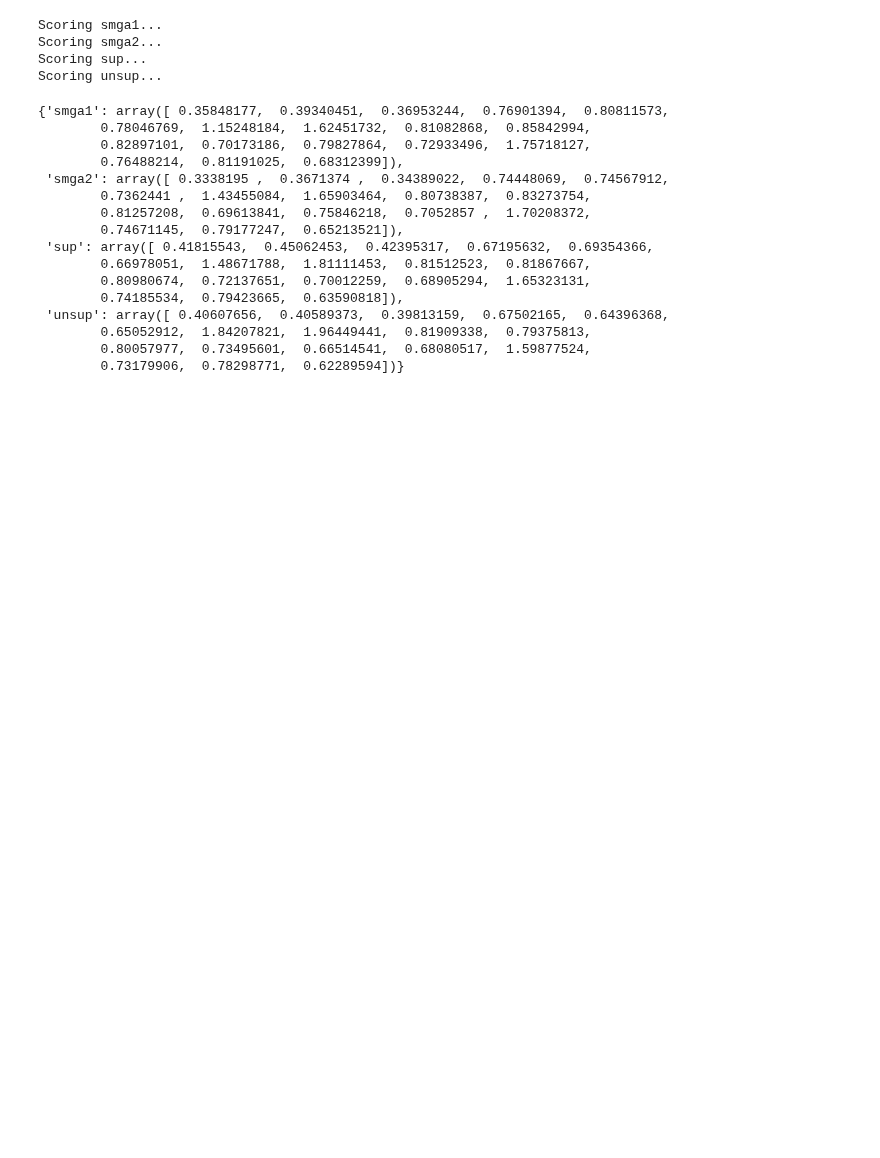
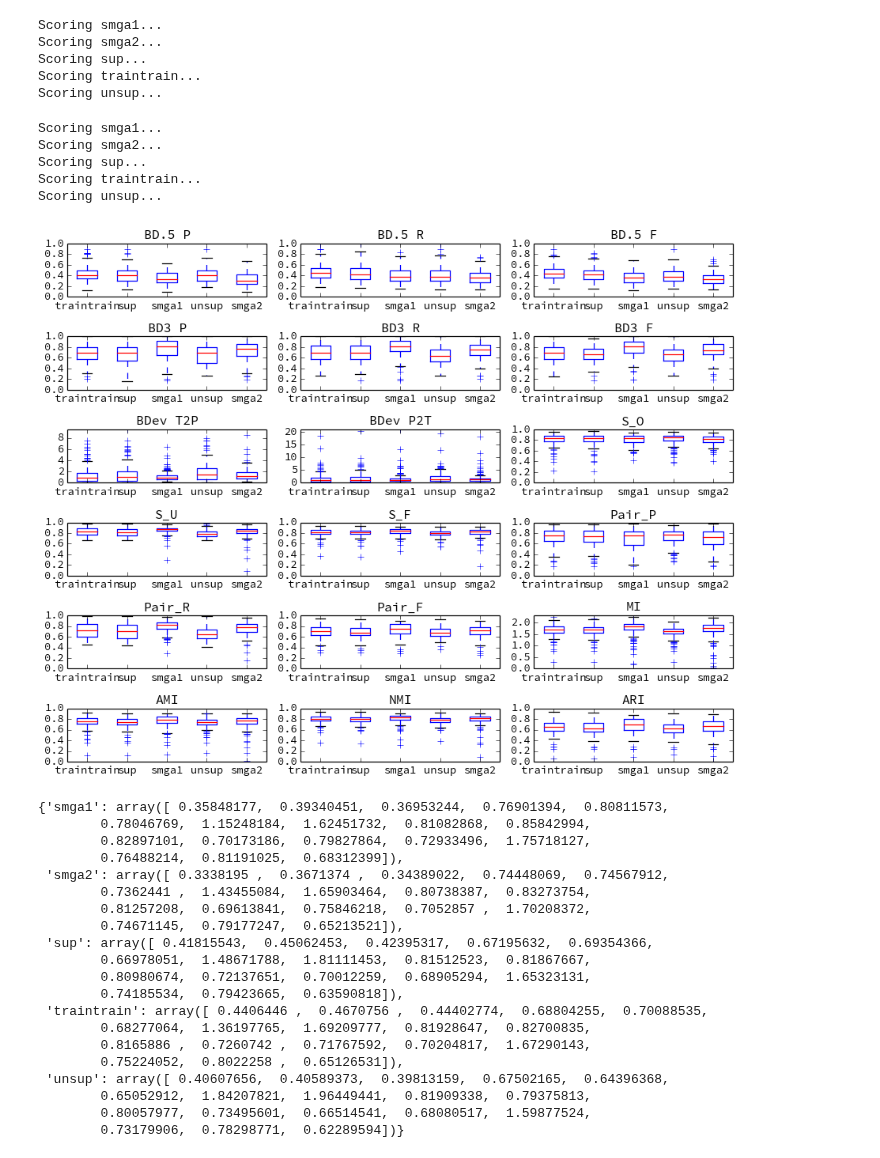
Before and after one commit to bmcfee/olda, a Jupyter notebook: code/ICASSP 2013 - Segmentation.ipynb, the cells around one changed output. Cells and saved outputs as stored; diff of their text form; code cells hidden in the pictures; blank space fills up the shorter version.

```diff
--- a/code/ICASSP 2013 - Segmentation.ipynb
+++ b/code/ICASSP 2013 - Segmentation.ipynb
@@ -16,7 +16,7 @@ def load_annotations(path):
 
     return data
 # %%
-def evaluate_set(SETNAME):
+def evaluate_set(SETNAME, agg=True):
 
     truth = load_annotations('%s/truth/%s/*' % (ROOTPATH, SETNAME))
 
@@ -47,7 +47,10 @@ def evaluate_set(SETNAME):
             my_scores.append(S)
 
         my_scores = np.array(my_scores)
-        scores[A] = np.mean(my_scores, axis=0)
+        if agg:
+            scores[A] = np.mean(my_scores, axis=0)
+        else:
+            scores[A] = my_scores
 
     return scores
 # %%
@@ -67,0 +80,16 @@ def save_results(outfile, predictions):
+# %%
+def plot_boxes(data):
+    figure(figsize=(10,8))
+    for i in range(len(METRICS)):
+        subplot(6, 3, i+1)
+        my_data = []
+        leg = []
+        for k in data:
+            leg.append(k)
+            my_data.append(data[k][:, i])
+        my_data = np.array(my_data).T
+        boxplot(my_data)
+        xticks(range(1, 1+len(data)), leg)
+        ylim([0, max(1.0, my_data.max())])
+        tight_layout()
+        title(METRICS[i])
@@ -71,5 +131,18 @@ perfs_beatles = evaluate_set('BEATLES')
 Scoring smga1...
 Scoring smga2...
 Scoring sup...
+Scoring traintrain...
 Scoring unsup...
+# %%
+ind_perfs_beatles = evaluate_set('BEATLES', agg=False)
+# %% [output]
+Scoring smga1...
+Scoring smga2...
+Scoring sup...
+Scoring traintrain...
+Scoring unsup...
+# %%
+plot_boxes(ind_perfs_beatles)
+# %% [output]
+[figure, added]
 # %%
@@ -89,6 +162,10 @@ pprint(perfs_beatles)
         0.66978051,  1.48671788,  1.81111453,  0.81512523,  0.81867667,
         0.80980674,  0.72137651,  0.70012259,  0.68905294,  1.65323131,
         0.74185534,  0.79423665,  0.63590818]),
+ 'traintrain': array([ 0.4406446 ,  0.4670756 ,  0.44402774,  0.68804255,  0.70088535,
+        0.68277064,  1.36197765,  1.69209777,  0.81928647,  0.82700835,
+        0.8165886 ,  0.7260742 ,  0.71767592,  0.70204817,  1.67290143,
+        0.75224052,  0.8022258 ,  0.65126531]),
  'unsup': array([ 0.40607656,  0.40589373,  0.39813159,  0.67502165,  0.64396368,
         0.65052912,  1.84207821,  1.96449441,  0.81909338,  0.79375813,
         0.80057977,  0.73495601,  0.66514541,  0.68080517,  1.59877524,
```
Also changed, not shown: parts of 9 cells of this notebook, 2 other files.
